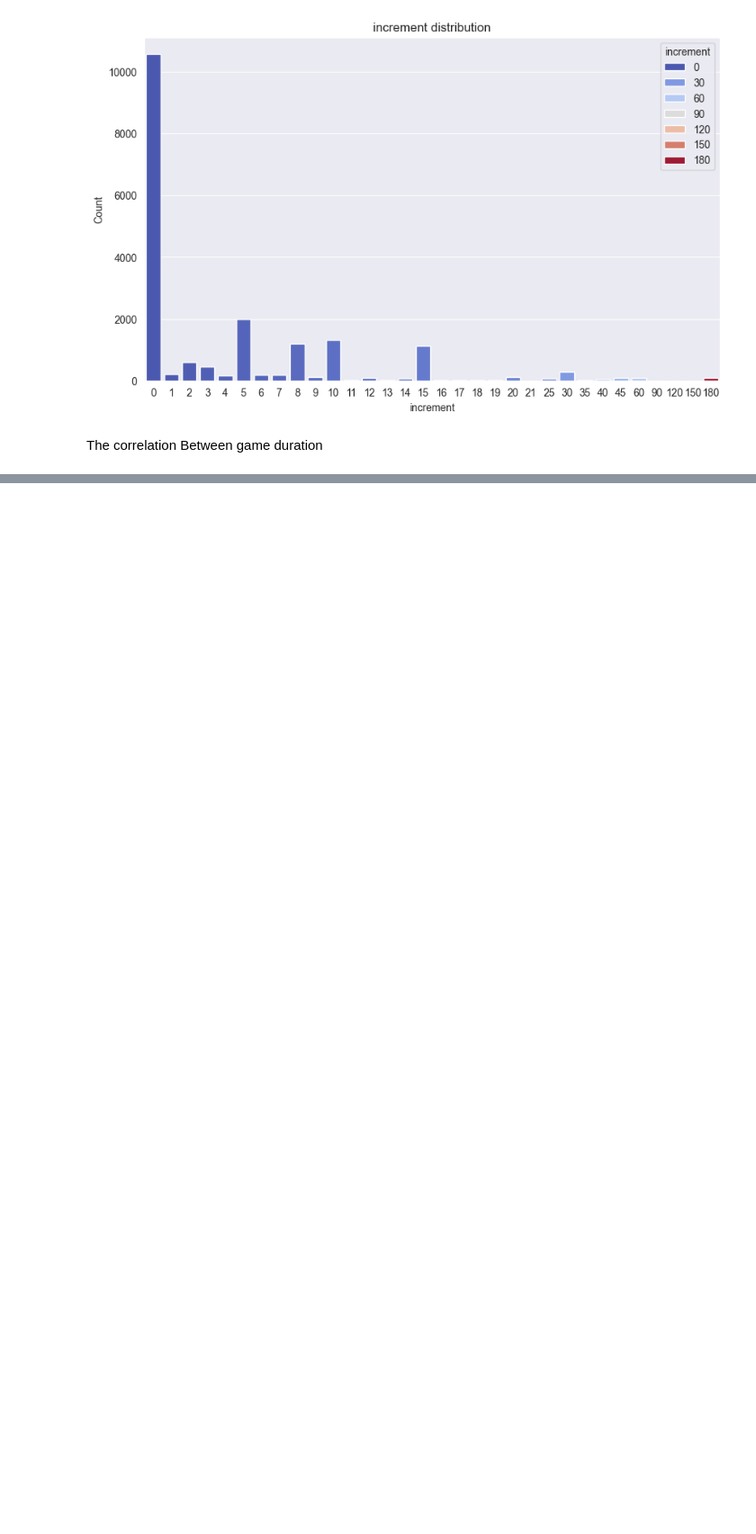
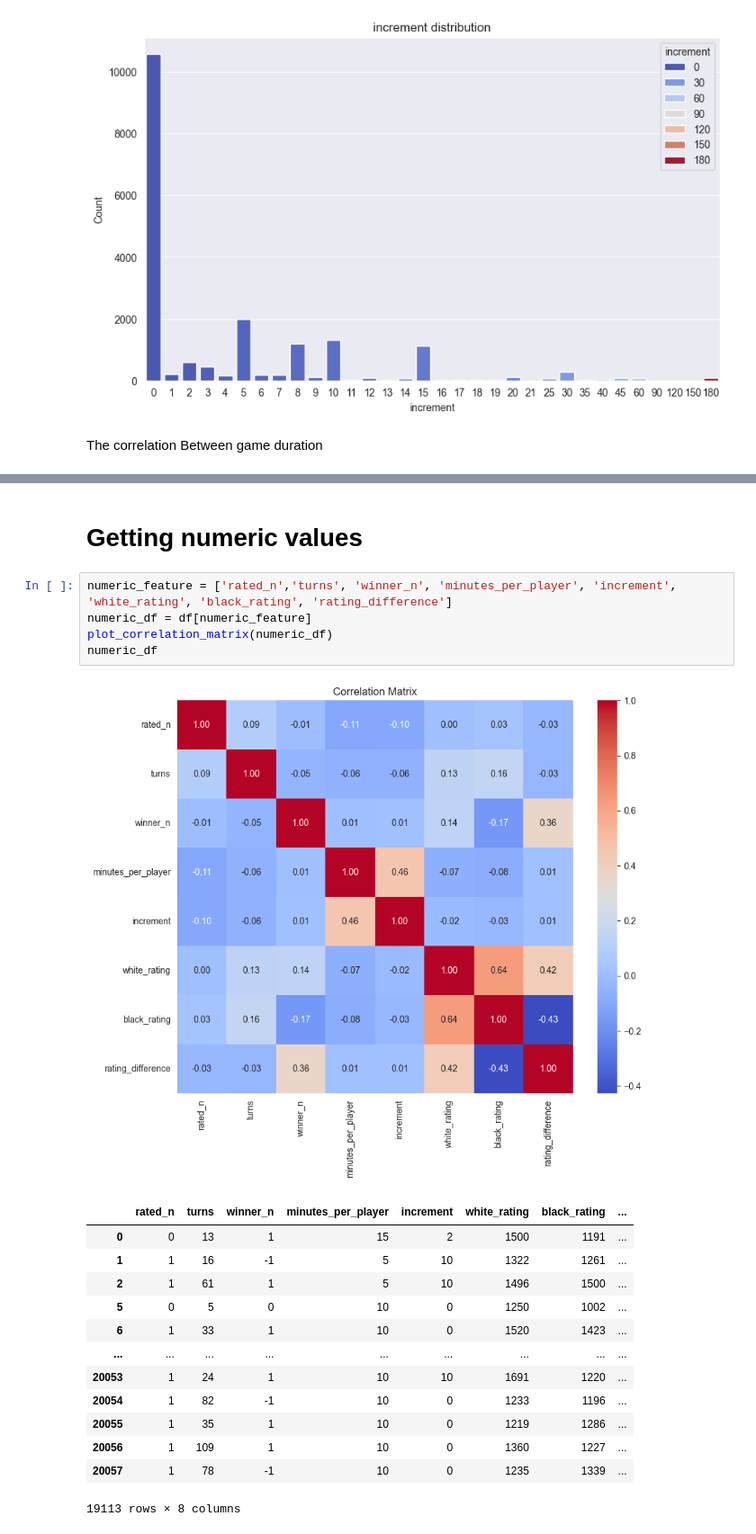
Before and after one commit to robinmoon2/AI_Application_HY, a Jupyter notebook: Data_chess/DataAnalysisTH.ipynb, the cells around one changed output, grey strips where cells are left out. Shown at 90% size. Saved outputs shown, nothing was run; the diff lists cells and outputs as text; blank space fills up the shorter version.

```diff
--- a/Data_chess/DataAnalysisTH.ipynb
+++ b/Data_chess/DataAnalysisTH.ipynb
@@ -614,0 +778,22 @@ Correlation between the number of minutes per player and the game duration :
+# %% [markdown]
+# Getting numeric values
+# %%
+numeric_feature = ['rated_n','turns', 'winner_n', 'minutes_per_player', 'increment', 'white_rating', 'black_rating', 'rating_difference']
+numeric_df = df[numeric_feature]
+plot_correlation_matrix(numeric_df)
+numeric_df
+# %% [output]
+[figure, added]
+|  | rated_n | turns | winner_n | minutes_per_player | increment | white_rating | black_rating | ... |
+| 0 | 0 | 13 | 1 | 15 | 2 | 1500 | 1191 | ... |
+| 1 | 1 | 16 | -1 | 5 | 10 | 1322 | 1261 | ... |
+| 2 | 1 | 61 | 1 | 5 | 10 | 1496 | 1500 | ... |
+| 5 | 0 | 5 | 0 | 10 | 0 | 1250 | 1002 | ... |
+| 6 | 1 | 33 | 1 | 10 | 0 | 1520 | 1423 | ... |
+| ... | ... | ... | ... | ... | ... | ... | ... | ... |
+| 20053 | 1 | 24 | 1 | 10 | 10 | 1691 | 1220 | ... |
+| 20054 | 1 | 82 | -1 | 10 | 0 | 1233 | 1196 | ... |
+| 20055 | 1 | 35 | 1 | 10 | 0 | 1219 | 1286 | ... |
+| 20056 | 1 | 109 | 1 | 10 | 0 | 1360 | 1227 | ... |
+| 20057 | 1 | 78 | -1 | 10 | 0 | 1235 | 1339 | ... |
+19113 rows × 8 columns
```
Also changed, not shown: parts of 22 cells of this notebook.
